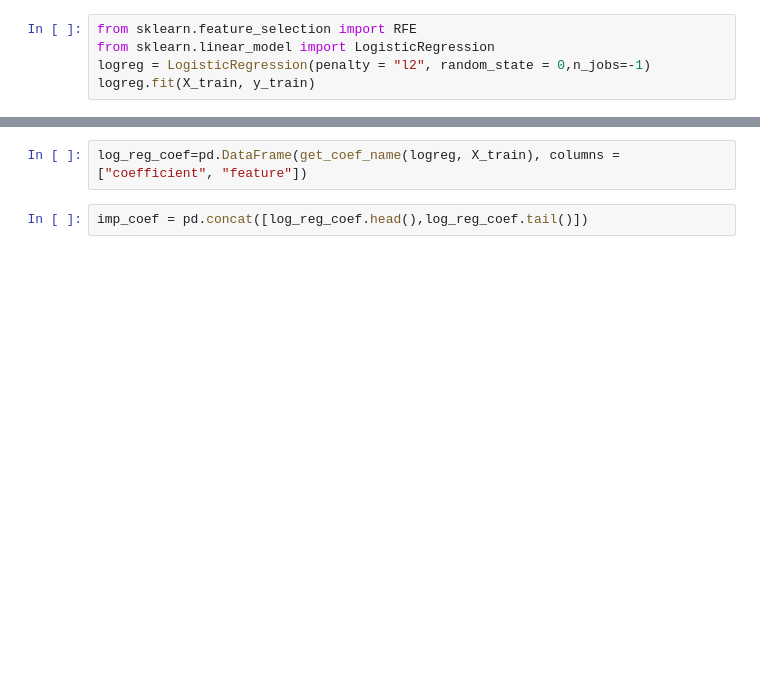
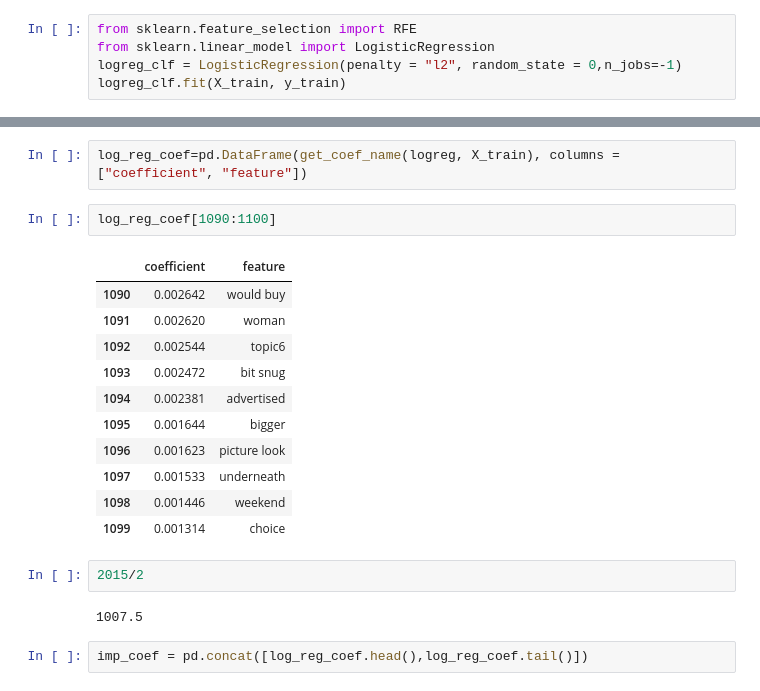
Before and after one commit to dorjeys3/Walmart_proj, a Jupyter notebook: Preprocessing.ipynb, the cells around one changed output, grey strips where cells are left out. Saved outputs shown, nothing was run; the diff lists cells and outputs as text; blank space fills up the shorter version.

```diff
--- a/Preprocessing.ipynb
+++ b/Preprocessing.ipynb
@@ -504,8 +513,8 @@ print(X_train.shape, y_train.shape, X_test.shape, y_test.shape)
 # %%
 from sklearn.feature_selection import RFE
 from sklearn.linear_model import LogisticRegression
-logreg = LogisticRegression(penalty = "l2", random_state = 0,n_jobs=-1)
-logreg.fit(X_train, y_train)
+logreg_clf = LogisticRegression(penalty = "l2", random_state = 0,n_jobs=-1)
+logreg_clf.fit(X_train, y_train)
 # %% [output]
 LogisticRegression(n_jobs=-1, random_state=0)
 # %%
@@ -540,6 +549,24 @@ def get_coef_name(fit_model, df):
     return sorted(temp,key = lambda x: x[0], reverse=True)
 # %%
 log_reg_coef=pd.DataFrame(get_coef_name(logreg, X_train), columns = ["coefficient", "feature"])
+# %%
+log_reg_coef[1090:1100]
+# %% [output]
+|  | coefficient | feature |
+| 1090 | 0.002642 | would buy |
+| 1091 | 0.002620 | woman |
+| 1092 | 0.002544 | topic6 |
+| 1093 | 0.002472 | bit snug |
+| 1094 | 0.002381 | advertised |
+| 1095 | 0.001644 | bigger |
+| 1096 | 0.001623 | picture look |
+| 1097 | 0.001533 | underneath |
+| 1098 | 0.001446 | weekend |
+| 1099 | 0.001314 | choice |
+# %%
+2015/2
+# %% [output]
+1007.5
 # %%
 imp_coef = pd.concat([log_reg_coef.head(),log_reg_coef.tail()])
 # %%
```
Also changed, not shown: parts of 27 cells of this notebook.
